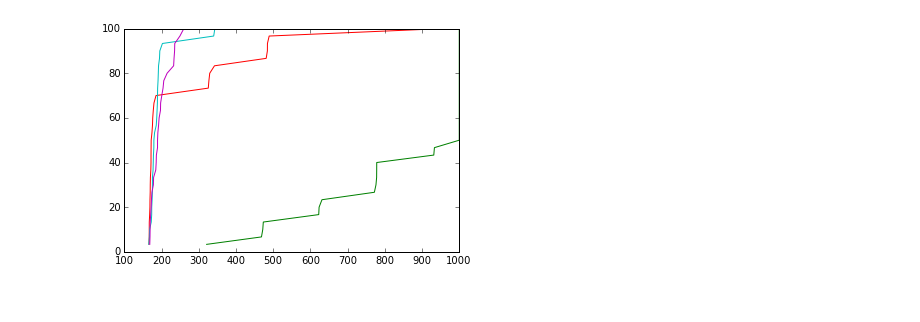
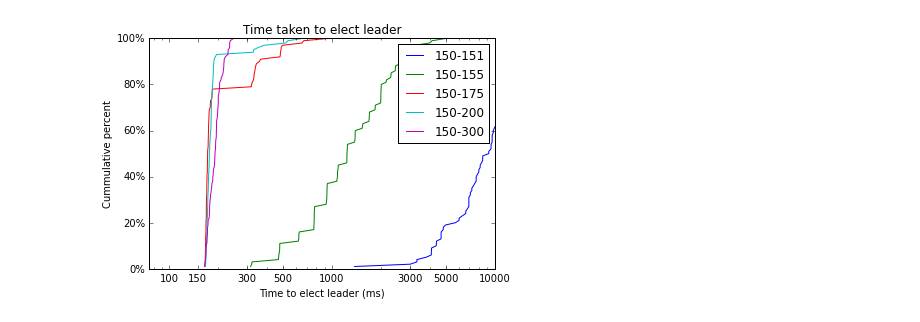
Before and after one commit to heidihoward/ocaml-raft, a Jupyter notebook: fig15-replicate.ipynb, the cells around one changed output. Drawn from its saved outputs; the diff is of its cells as text; code cells hidden in the pictures.

Commit message:
first new graph

```diff
--- a/fig15-replicate.ipynb
+++ b/fig15-replicate.ipynb
@@ -39,7 +38,30 @@ for line in graph_a:
-# %%
-for line in graph_b:
-    if (len(flt_dict[line]) != len(y_axis)):
-        print (line)
-    plot(flt_dict[line],y_axis)
-# %% [output]
-[figure, removed]
+# %%
+fig = plt.figure()
+
+axes = fig.add_axes([0.1, 0.1, 0.8, 0.8]) # left, bottom, width, height (range 0 to 1)
+
+for line in graph_b:
+    if (len(flt_dict[line]) != len(y_axis)):
+        print (line)
+    axes.plot(flt_dict[line],y_axis)
+
+# labels
+axes.set_xlabel('Time to elect leader (ms)')
+axes.set_ylabel('Cummulative percent')
+axes.set_title('Time taken to elect leader')
+
+# ticks & axes
+axes.set_xscale("log")
+x_marked = [100, 150, 300, 500, 1000, 3000, 5000, 10000]
+axes.set_xticks(x_marked)
+axes.set_xticklabels(x_marked)
+axes.set_xlim([75,10000])
+
+y_marked = [0,20,40,60,80,100]
+axes.set_yticks(y_marked)
+axes.set_yticklabels(['0%','20%','40%','60%','80%','100%'])
+
+axes.legend(graph_b)
+fig.savefig("data/graph_b.png")
+# %% [output]
+[figure, added]
```
Also changed, not shown: parts of 2 cells of this notebook, 12 other files.
